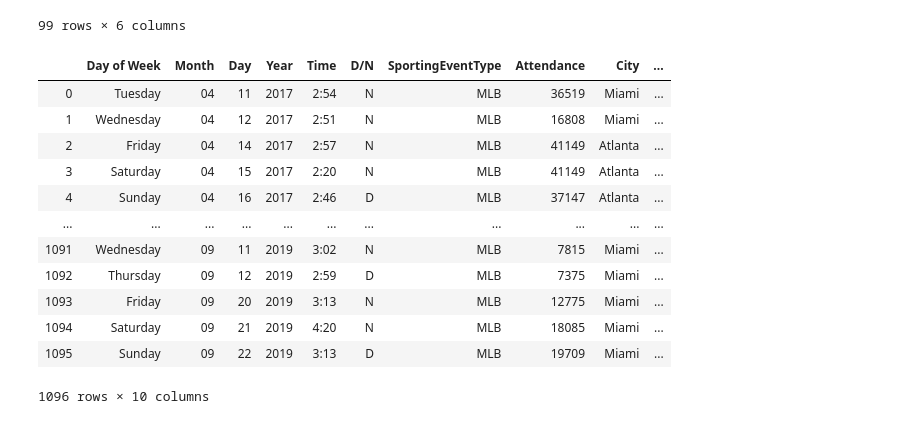
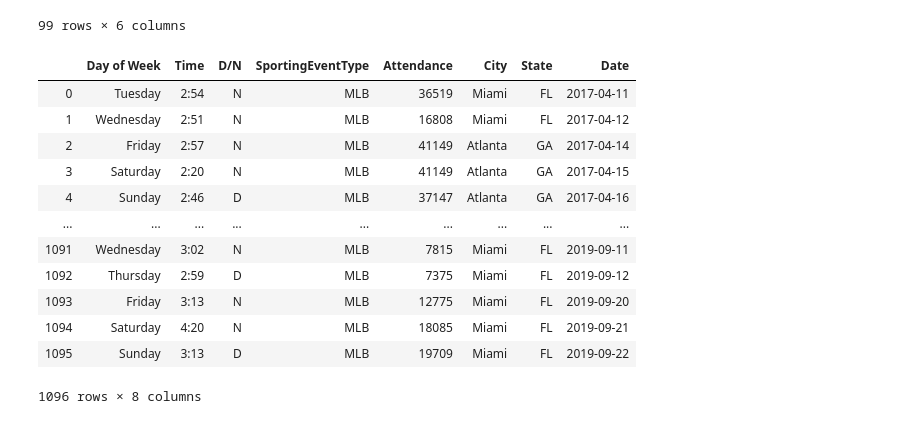
Before and after one commit to holden-herrell/IST718_GROUP_PROJECT, a Jupyter notebook: IST718-Final-Project.ipynb, the cells around one changed output. Cells and saved outputs as stored; diff of their text form; code cells hidden in the pictures.

```diff
--- a/IST718-Final-Project.ipynb
+++ b/IST718-Final-Project.ipynb
@@ -185,20 +186,24 @@ display(NFL)
 # %%
 #Format MLB Dates
 MonthMap={'Jan':'01','Feb':'02', 'Mar':'03','Apr':'04','May':'05'
-          ,'Jun':'06','Jul':'07','Aug':'08','Sep':'09','Oct':'10','Nov':'11','Dec':'12'}
+         ,'Jun':'06','Jul':'07','Aug':'08','Sep':'09','Oct':'10','Nov':'11','Dec':'12'}
 MLB['Month']=MLB['Month'].apply(lambda x: MonthMap[x])
+MLB['Date']=pd.to_datetime((MLB['Month'].astype(str)+' '+MLB['Day'].astype(str)+' '+MLB['Year'].astype(str)), format='%m %d %Y')
+MLB['Day of Week']=MLB['Date'].dt.day_name()
+#Drop Unneeded MLB Date columns
+MLB=MLB.drop(columns=['Month','Day','Year'])
 display(MLB)
 # %% [output]
-|  | Day of Week | Month | Day | Year | Time | D/N | SportingEventType | Attendance | City | ... |
-| 0 | Tuesday | 04 | 11 | 2017 | 2:54 | N | MLB | 36519 | Miami | ... |
-| 1 | Wednesday | 04 | 12 | 2017 | 2:51 | N | MLB | 16808 | Miami | ... |
-| 2 | Friday | 04 | 14 | 2017 | 2:57 | N | MLB | 41149 | Atlanta | ... |
-| 3 | Saturday | 04 | 15 | 2017 | 2:20 | N | MLB | 41149 | Atlanta | ... |
-| 4 | Sunday | 04 | 16 | 2017 | 2:46 | D | MLB | 37147 | Atlanta | ... |
-| ... | ... | ... | ... | ... | ... | ... | ... | ... | ... | ... |
-| 1091 | Wednesday | 09 | 11 | 2019 | 3:02 | N | MLB | 7815 | Miami | ... |
-| 1092 | Thursday | 09 | 12 | 2019 | 2:59 | D | MLB | 7375 | Miami | ... |
-| 1093 | Friday | 09 | 20 | 2019 | 3:13 | N | MLB | 12775 | Miami | ... |
-| 1094 | Saturday | 09 | 21 | 2019 | 4:20 | N | MLB | 18085 | Miami | ... |
-| 1095 | Sunday | 09 | 22 | 2019 | 3:13 | D | MLB | 19709 | Miami | ... |
+|  | Day of Week | Time | D/N | SportingEventType | Attendance | City | State | Date |
+| 0 | Tuesday | 2:54 | N | MLB | 36519 | Miami | FL | 2017-04-11 |
+| 1 | Wednesday | 2:51 | N | MLB | 16808 | Miami | FL | 2017-04-12 |
+| 2 | Friday | 2:57 | N | MLB | 41149 | Atlanta | GA | 2017-04-14 |
+| 3 | Saturday | 2:20 | N | MLB | 41149 | Atlanta | GA | 2017-04-15 |
+| 4 | Sunday | 2:46 | D | MLB | 37147 | Atlanta | GA | 2017-04-16 |
+| ... | ... | ... | ... | ... | ... | ... | ... | ... |
+| 1091 | Wednesday | 3:02 | N | MLB | 7815 | Miami | FL | 2019-09-11 |
+| 1092 | Thursday | 2:59 | D | MLB | 7375 | Miami | FL | 2019-09-12 |
+| 1093 | Friday | 3:13 | N | MLB | 12775 | Miami | FL | 2019-09-20 |
+| 1094 | Saturday | 4:20 | N | MLB | 18085 | Miami | FL | 2019-09-21 |
+| 1095 | Sunday | 3:13 | D | MLB | 19709 | Miami | FL | 2019-09-22 |
-1096 rows × 10 columns
+1096 rows × 8 columns
```
Also changed, not shown: parts of 4 cells of this notebook.
